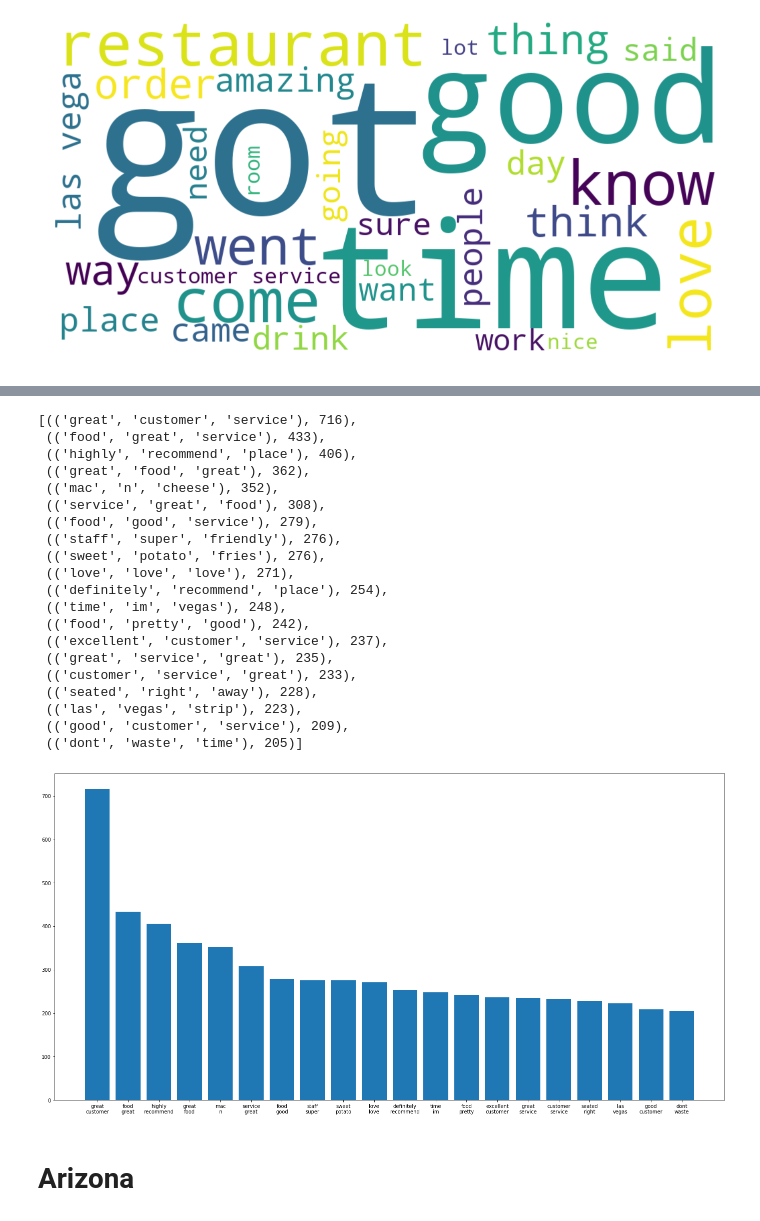
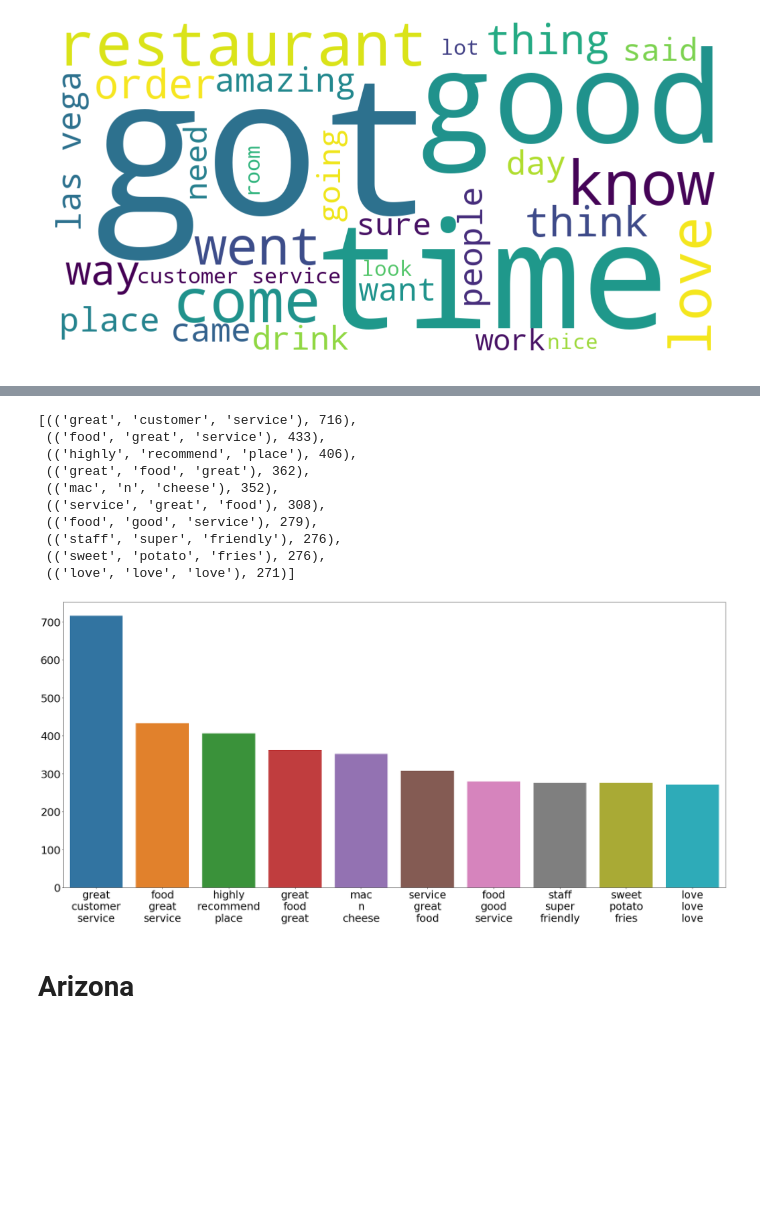
Before and after one commit to Daveedlee/yelp_NLP, a Jupyter notebook: cleaning_eda.ipynb, the cells around one changed output, grey strips where cells are left out. Drawn from its saved outputs; the diff is of its cells as text; code cells hidden in the pictures; blank space fills up the shorter version.

```diff
--- a/cleaning_eda.ipynb
+++ b/cleaning_eda.ipynb
@@ -44,29 +34,19 @@ nv_bar.count
 # %%
-nv_bar = simple_bar("post_eda/eda_nv.p", 3, 20)
+nv_bar = simple_bar("post_eda/eda_nv.p", 3, 10)
 nv_bar.barplot()
 nv_bar.count
 # %% [output]
 [(('great', 'customer', 'service'), 716),
  (('food', 'great', 'service'), 433),
  (('highly', 'recommend', 'place'), 406),
  (('great', 'food', 'great'), 362),
  (('mac', 'n', 'cheese'), 352),
  (('service', 'great', 'food'), 308),
  (('food', 'good', 'service'), 279),
  (('staff', 'super', 'friendly'), 276),
  (('sweet', 'potato', 'fries'), 276),
- (('love', 'love', 'love'), 271),
- (('definitely', 'recommend', 'place'), 254),
- (('time', 'im', 'vegas'), 248),
- (('food', 'pretty', 'good'), 242),
- (('excellent', 'customer', 'service'), 237),
- (('great', 'service', 'great'), 235),
- (('customer', 'service', 'great'), 233),
- (('seated', 'right', 'away'), 228),
- (('las', 'vegas', 'strip'), 223),
- (('good', 'customer', 'service'), 209),
- (('dont', 'waste', 'time'), 205)]
+ (('love', 'love', 'love'), 271)]
-[figure, old version]
+[figure, new version]
 # %% [markdown]
 # Arizona
 # %%
```
Also changed, not shown: parts of 15 cells of this notebook, 2 other files.
